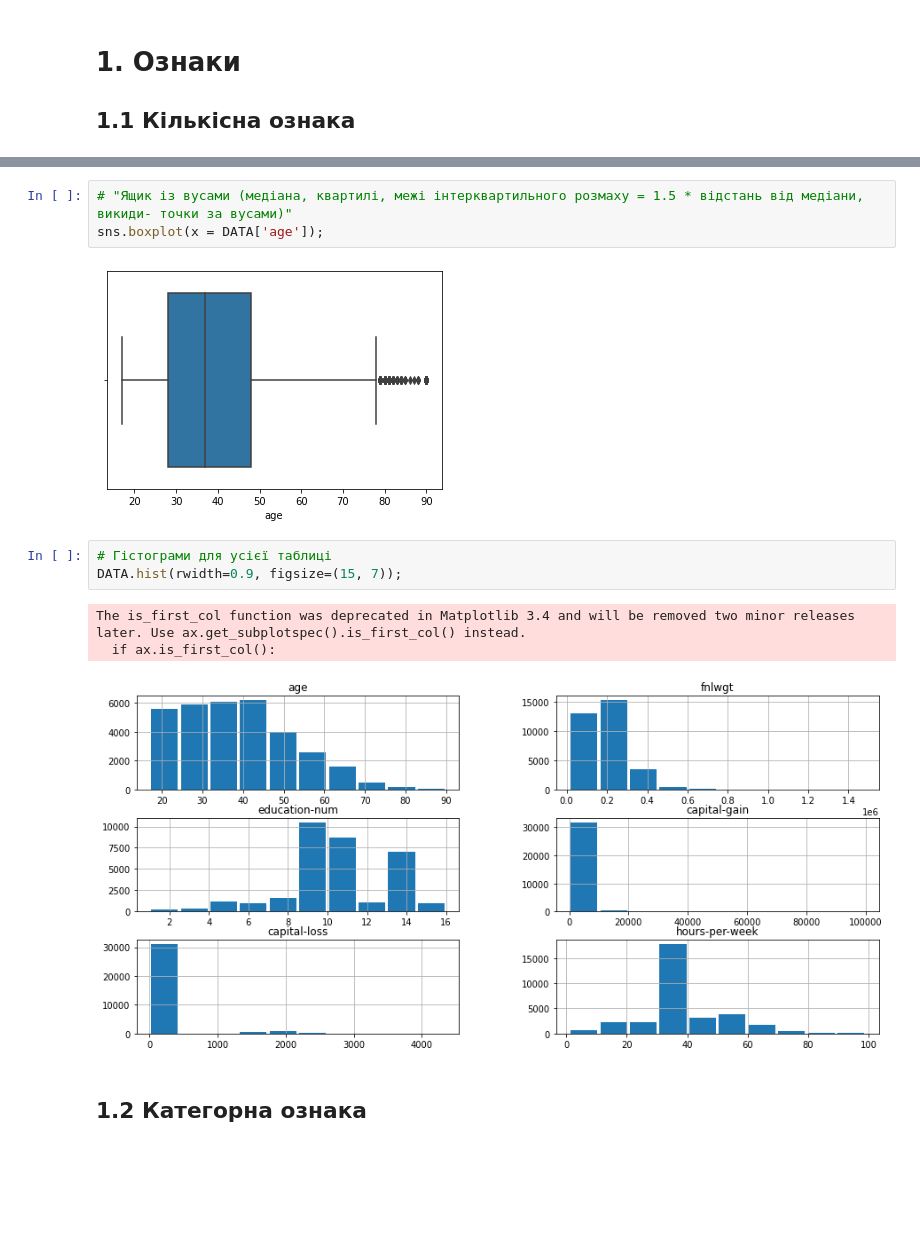
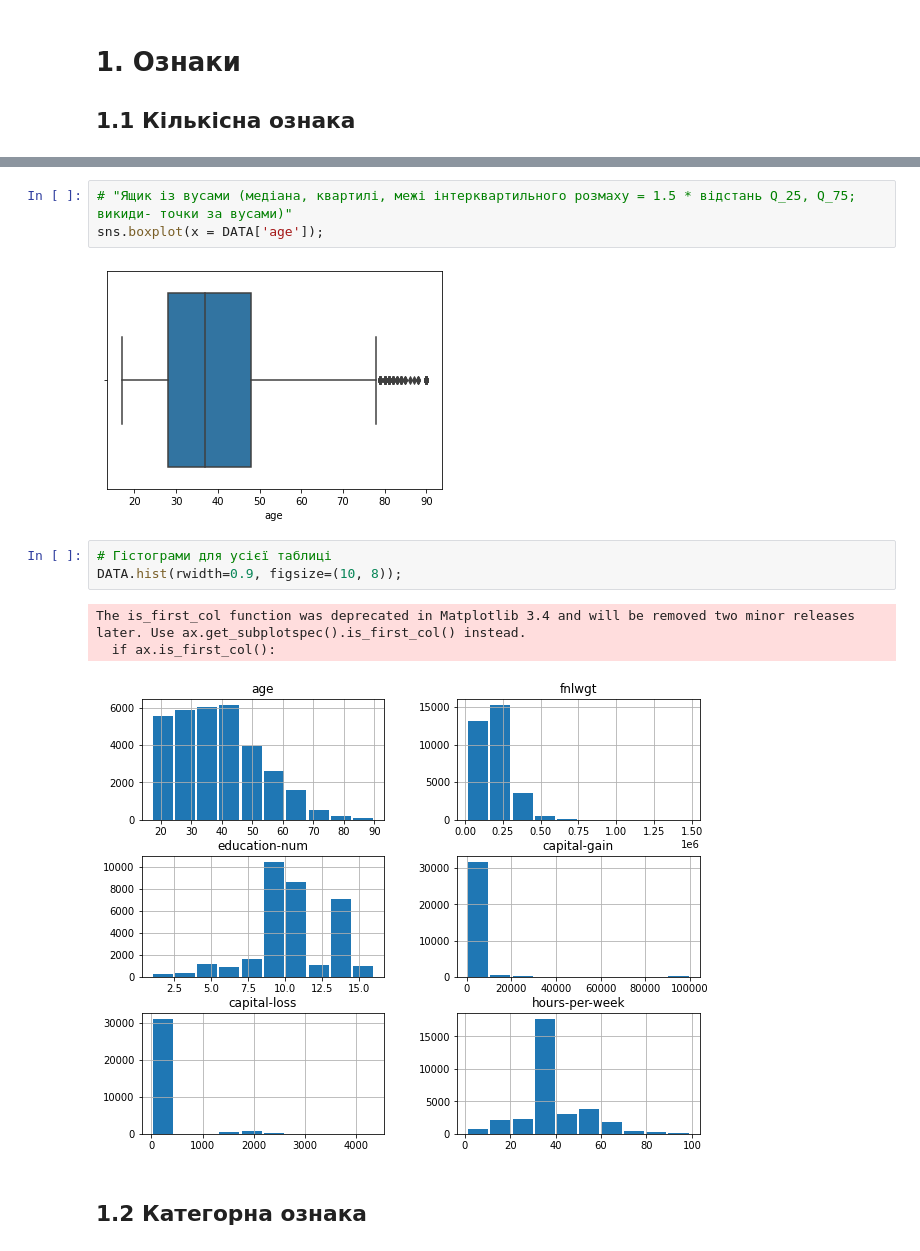
Before and after one commit to sr-Michelin/Python_Lessons, a Jupyter notebook: +++FOR WORK/DS/L-2 VISULIZATION/Lesson_2.ipynb, the cells around one changed output, grey strips where cells are left out. Cells and saved outputs as stored; diff of their text form; blank space fills up the shorter version.

```diff
--- a/+++FOR WORK/DS/L-2 VISULIZATION/Lesson_2.ipynb
+++ b/+++FOR WORK/DS/L-2 VISULIZATION/Lesson_2.ipynb
@@ -38,15 +38,15 @@ Text(0, 0.5, 'Probability')
 # %%
-# "Ящик із вусами (медіана, квартилі, межі інтерквартильного розмаху = 1.5 * відстань від медіани, викиди- точки за вусами)"
+# "Ящик із вусами (медіана, квартилі, межі інтерквартильного розмаху = 1.5 * відстань Q_25, Q_75; викиди- точки за вусами)"
 sns.boxplot(x = DATA['age']);
 # %% [output]
 [figure]
 # %%
 # Гістограми для усієї таблиці
-DATA.hist(rwidth=0.9, figsize=(15, 7));
+DATA.hist(rwidth=0.9, figsize=(10, 8));
 # %% [output]
 The is_first_col function was deprecated in Matplotlib 3.4 and will be removed two minor releases later. Use ax.get_subplotspec().is_first_col() instead.
   if ax.is_first_col():
-[figure, old version]
+[figure, new version]
 # %% [markdown]
 ## 1.2 Категорна ознака
 # %%
```
Also changed, not shown: parts of 3 cells of this notebook.
